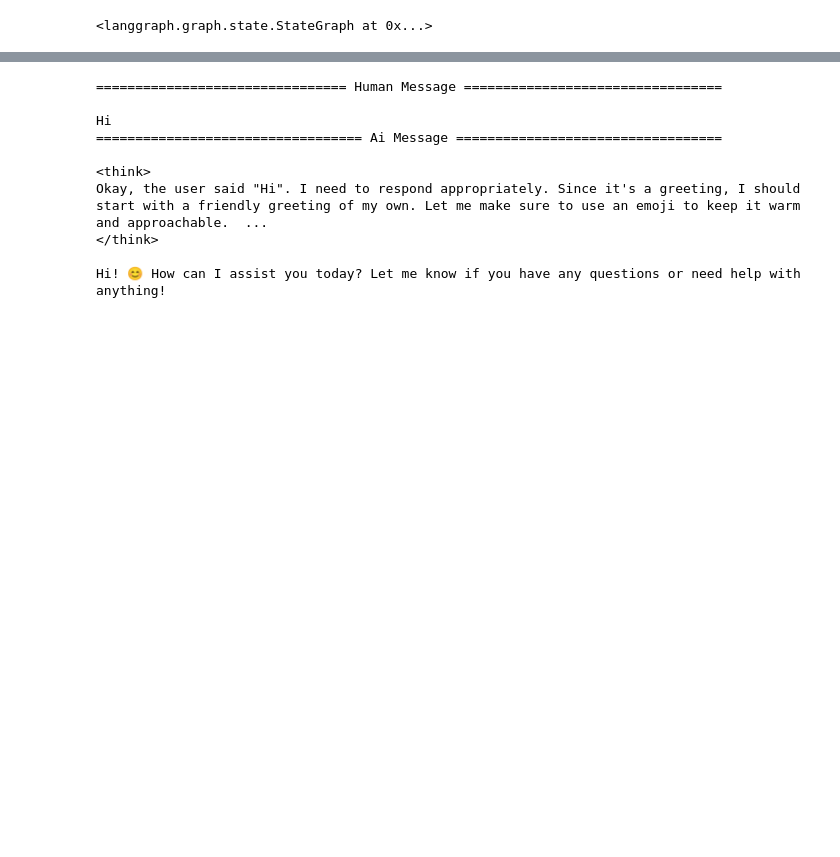
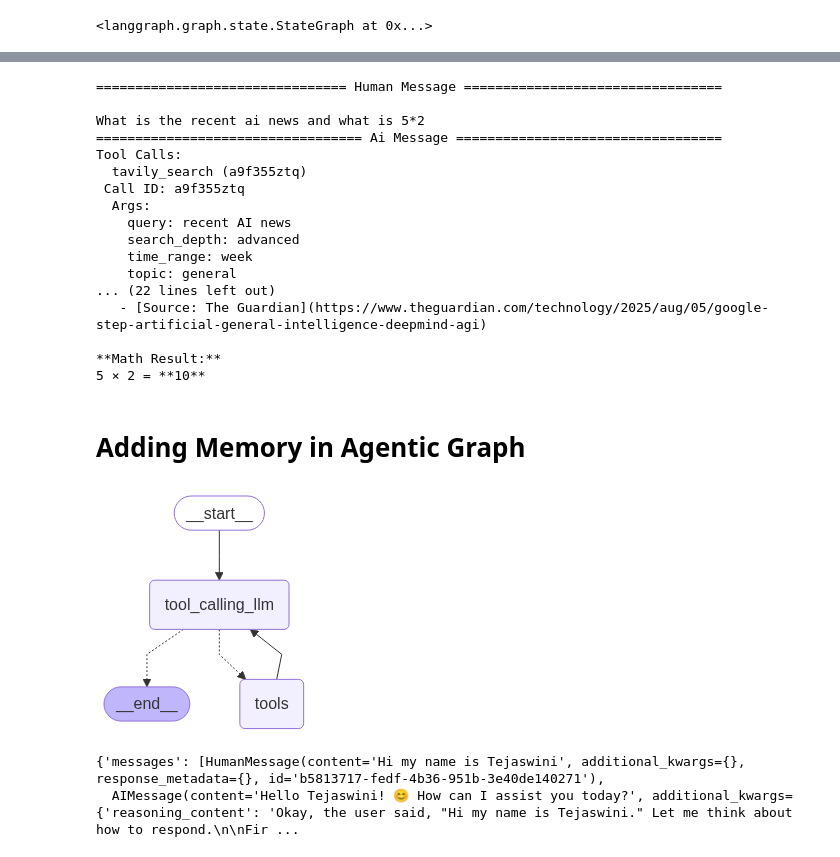
Before and after one commit to tejaswinianuhya/AgenticLanggraph, a Jupyter notebook: 1-BasicChatbot/1-basicchatbot.ipynb, the cells around one changed output, grey strips where cells are left out. Drawn from its saved outputs; the diff is of its cells as text; code cells hidden in the pictures; blank space fills up the shorter version.

```diff
--- a/1-BasicChatbot/1-basicchatbot.ipynb
+++ b/1-BasicChatbot/1-basicchatbot.ipynb
@@ -123,14 +124,60 @@ graph.invoke({"messages": "What is the recent ai news"})
 # %%
+response = graph.invoke({"messages": "What is the recent ai news and what is 5*2"})
 for m in response['messages']:
     m.pretty_print()
 # %% [output]
 ================================ Human Message =================================
 
-Hi
+What is the recent ai news and what is 5*2
 ================================== Ai Message ==================================
+Tool Calls:
+  tavily_search (a9f355ztq)
+ Call ID: a9f355ztq
+  Args:
+    query: recent AI news
+    search_depth: advanced
+    time_range: week
+    topic: general
+... (22 lines left out)
+   - [Source: The Guardian](https://www.theguardian.com/technology/2025/aug/05/google-step-artificial-general-intelligence-deepmind-agi)
 
-<think>
-Okay, the user said "Hi". I need to respond appropriately. Since it's a greeting, I should start with a friendly greeting of my own. Let me make sure to use an emoji to keep it warm and approachable.  ...
-</think>
-
-Hi! 😊 How can I assist you today? Let me know if you have any questions or need help with anything!
+**Math Result:**
+5 × 2 = **10**
+# %% [markdown]
+# Adding Memory in Agentic Graph
+# %%
+#StateGraph
+from langgraph.graph import StateGraph, START, END
+from langgraph.prebuilt import ToolNode
+from langgraph.prebuilt import tools_condition
+from langgraph.checkpoint.memory import MemorySaver
+
+memory = MemorySaver()
+
+def tool_calling_llm(state: State):
+    return {"messages": [llm_with_tools.invoke(state["messages"])]}
+
+
+builder = StateGraph(State)
+builder.add_node("tool_calling_llm", tool_calling_llm)
+builder.add_node("tools", ToolNode(tools))
+
+builder.add_edge(START, "tool_calling_llm")
+builder.add_conditional_edges("tool_calling_llm", tools_condition)
+# builder.add_edge("tools", END)
+builder.add_edge("tools", "tool_calling_llm")
+
+graph = builder.compile(checkpointer=memory)
+
+from IPython.display import Image, display
+display(Image(graph.get_graph().draw_mermaid_png()))
+# %% [output]
+[figure, added]
+# %%
+config = {"configurable": {"thread_id": "1"}}
+
+response = graph.invoke({"messages": "Hi my name is Tejaswini"}, config=config)
+response
+# %% [output]
+{'messages': [HumanMessage(content='Hi my name is Tejaswini', additional_kwargs={}, response_metadata={}, id='b5813717-fedf-4b36-951b-3e40de140271'),
+  AIMessage(content='Hello Tejaswini! 😊 How can I assist you today?', additional_kwargs={'reasoning_content': 'Okay, the user said, "Hi my name is Tejaswini." Let me think about how to respond.\n\nFir ...
```
Also changed, not shown: parts of 18 cells of this notebook, 4 other files.
